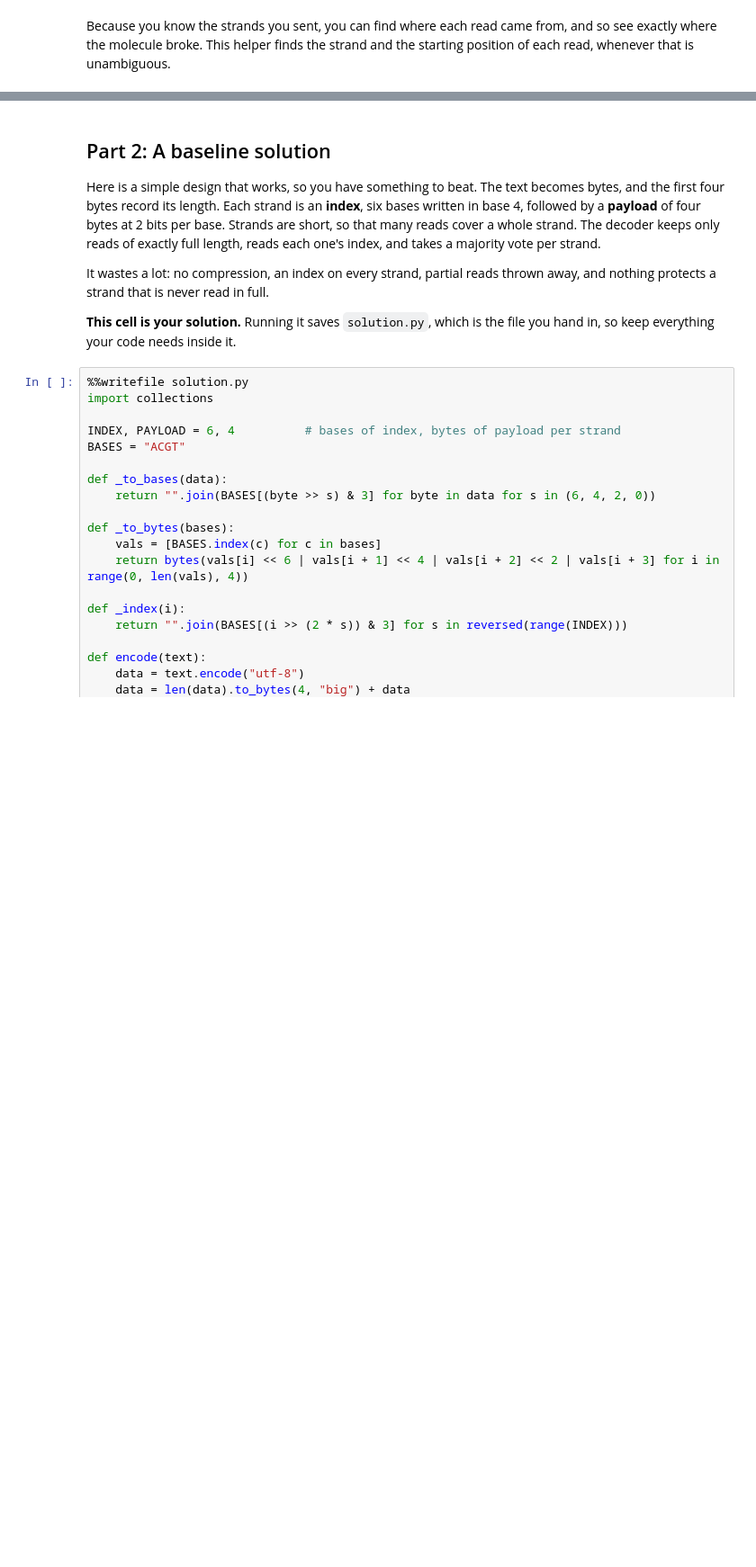
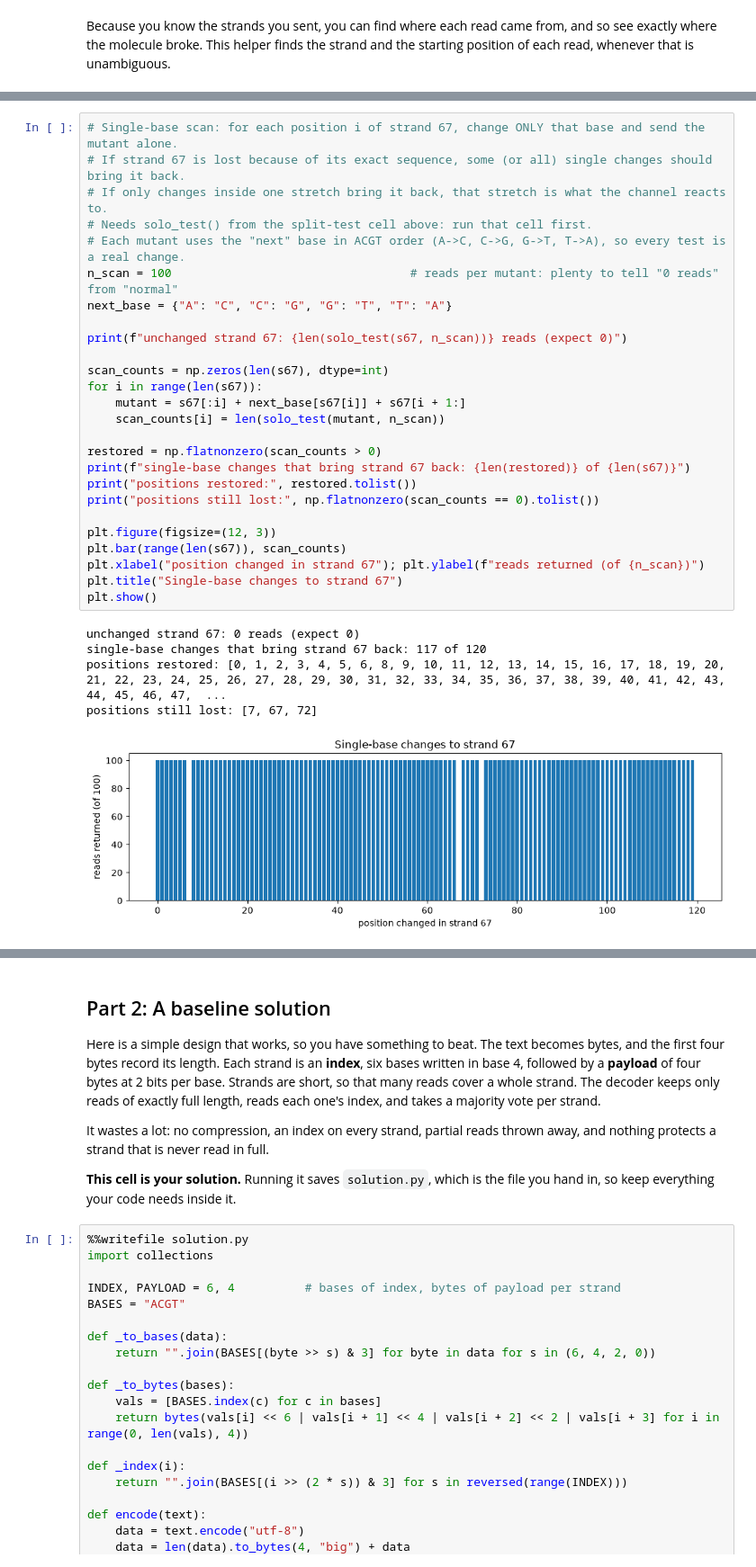
Before and after one commit to helin-wang1203/ENGS27-Final-Project, a Jupyter notebook: ENG_27_Project_Starter.ipynb, the cells around one changed output, grey strips where cells are left out. Shown at 90% size. Cells and saved outputs as stored; diff of their text form; blank space fills up the shorter version.

```diff
--- a/ENG_27_Project_Starter.ipynb
+++ b/ENG_27_Project_Starter.ipynb
@@ -127,0 +362,32 @@ the first read is strand 17, bases 65 to 112
+# %%
+# Single-base scan: for each position i of strand 67, change ONLY that base and send the mutant alone.
+# If strand 67 is lost because of its exact sequence, some (or all) single changes should bring it back.
+# If only changes inside one stretch bring it back, that stretch is what the channel reacts to.
+# Needs solo_test() from the split-test cell above: run that cell first.
+# Each mutant uses the "next" base in ACGT order (A->C, C->G, G->T, T->A), so every test is a real change.
+n_scan = 100                                  # reads per mutant: plenty to tell "0 reads" from "normal"
+next_base = {"A": "C", "C": "G", "G": "T", "T": "A"}
+
+print(f"unchanged strand 67: {len(solo_test(s67, n_scan))} reads (expect 0)")
+
+scan_counts = np.zeros(len(s67), dtype=int)
+for i in range(len(s67)):
+    mutant = s67[:i] + next_base[s67[i]] + s67[i + 1:]
+    scan_counts[i] = len(solo_test(mutant, n_scan))
+
+restored = np.flatnonzero(scan_counts > 0)
+print(f"single-base changes that bring strand 67 back: {len(restored)} of {len(s67)}")
+print("positions restored:", restored.tolist())
+print("positions still lost:", np.flatnonzero(scan_counts == 0).tolist())
+
+plt.figure(figsize=(12, 3))
+plt.bar(range(len(s67)), scan_counts)
+plt.xlabel("position changed in strand 67"); plt.ylabel(f"reads returned (of {n_scan})")
+plt.title("Single-base changes to strand 67")
+plt.show()
+# %% [output]
+unchanged strand 67: 0 reads (expect 0)
+single-base changes that bring strand 67 back: 117 of 120
+positions restored: [0, 1, 2, 3, 4, 5, 6, 8, 9, 10, 11, 12, 13, 14, 15, 16, 17, 18, 19, 20, 21, 22, 23, 24, 25, 26, 27, 28, 29, 30, 31, 32, 33, 34, 35, 36, 37, 38, 39, 40, 41, 42, 43, 44, 45, 46, 47,  ...
+positions still lost: [7, 67, 72]
+[figure, added]
```
Also changed, not shown: parts of 15 cells of this notebook, 13 other files.
